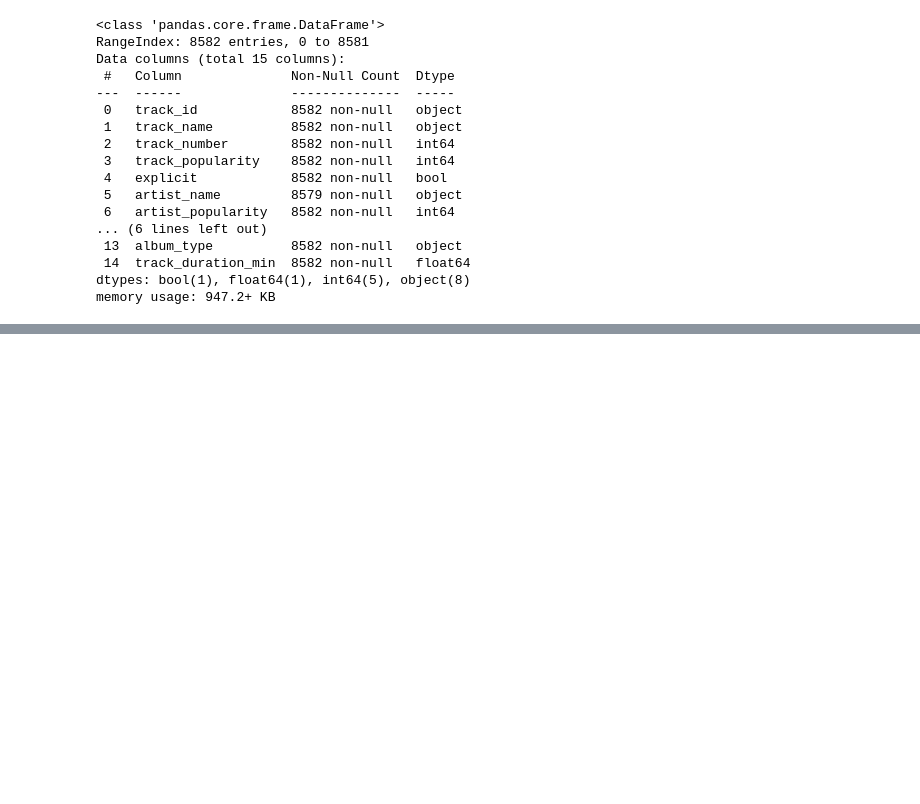
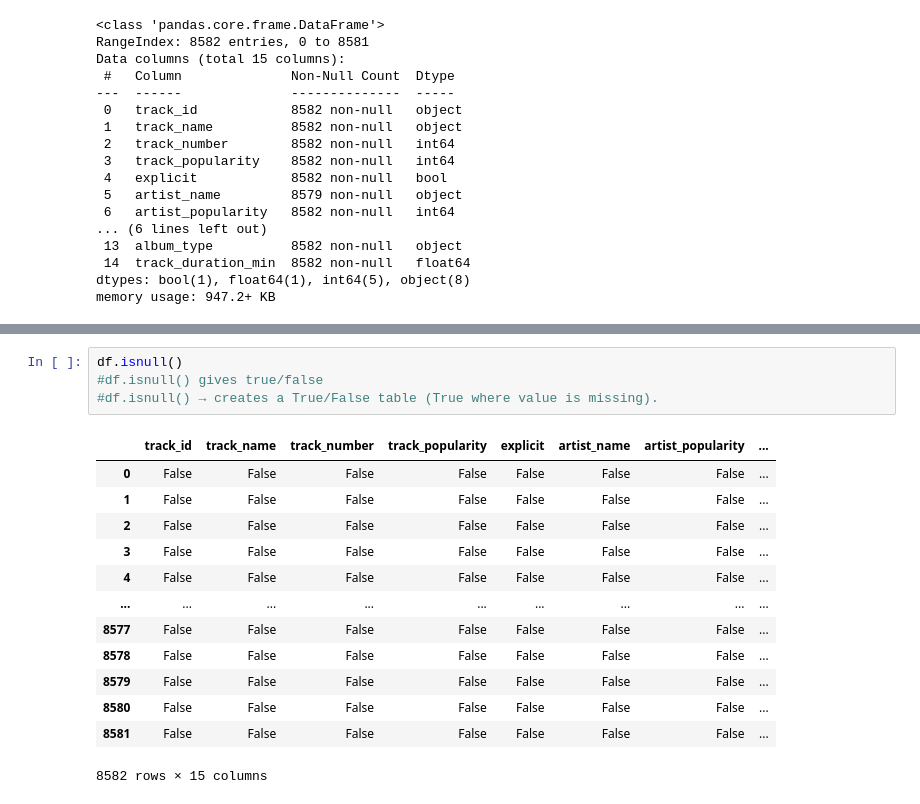
Before and after one commit to mikkiliavinash/python-eda-project, a Jupyter notebook: notebooks/01_data_loading.ipynb, the cells around one changed output, grey strips where cells are left out. Saved outputs shown, nothing was run; the diff lists cells and outputs as text; blank space fills up the shorter version.

```diff
--- a/notebooks/01_data_loading.ipynb
+++ b/notebooks/01_data_loading.ipynb
@@ -32,0 +99,18 @@ memory usage: 947.2+ KB
+# %%
+df.isnull()
+#df.isnull() gives true/false
+#df.isnull() → creates a True/False table (True where value is missing).
+# %% [output]
+|  | track_id | track_name | track_number | track_popularity | explicit | artist_name | artist_popularity | ... |
+| 0 | False | False | False | False | False | False | False | ... |
+| 1 | False | False | False | False | False | False | False | ... |
+| 2 | False | False | False | False | False | False | False | ... |
+| 3 | False | False | False | False | False | False | False | ... |
+| 4 | False | False | False | False | False | False | False | ... |
+| ... | ... | ... | ... | ... | ... | ... | ... | ... |
+| 8577 | False | False | False | False | False | False | False | ... |
+| 8578 | False | False | False | False | False | False | False | ... |
+| 8579 | False | False | False | False | False | False | False | ... |
+| 8580 | False | False | False | False | False | False | False | ... |
+| 8581 | False | False | False | False | False | False | False | ... |
+8582 rows × 15 columns
```
Also changed, not shown: parts of 16 cells of this notebook, 1 other file.
